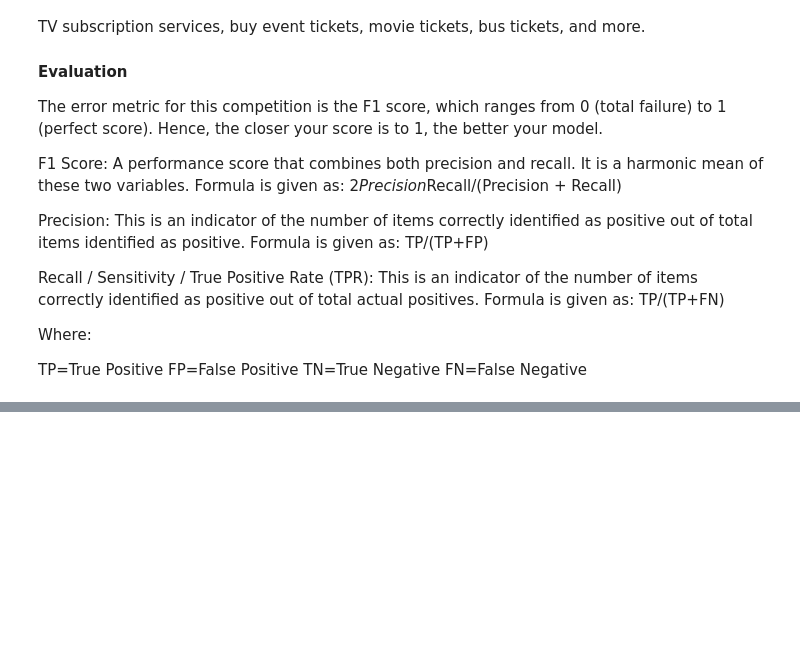
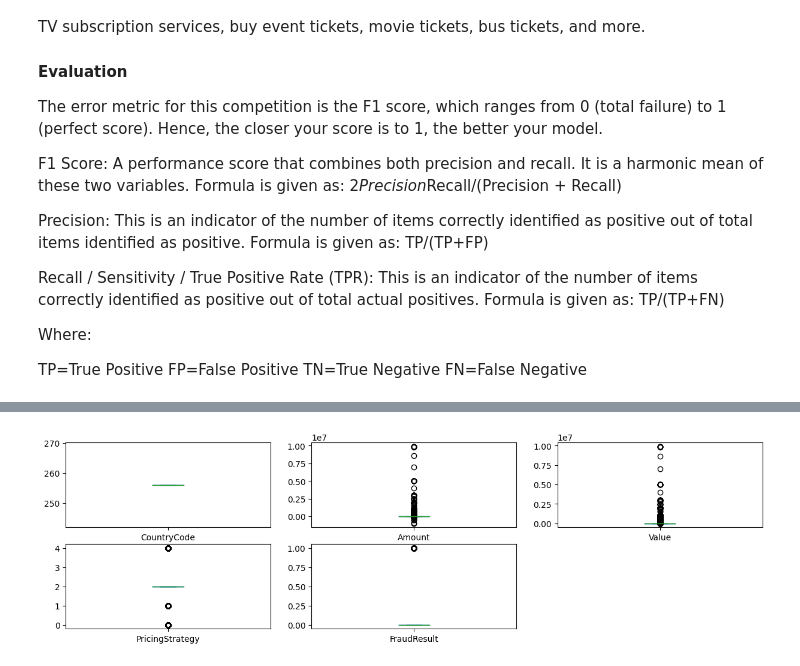
Before and after one commit to aanysofia/Fraud-Detection, a Jupyter notebook: Fraud_detection.ipynb, the cells around one changed output, grey strips where cells are left out. Cells and saved outputs as stored; diff of their text form; code cells hidden in the pictures; blank space fills up the shorter version.

```diff
--- a/Fraud_detection.ipynb
+++ b/Fraud_detection.ipynb
@@ -28,0 +200,6 @@ import pandas as pd
+# %%
+# Checking for Outliers
+df_train.plot(kind='box', subplots=True, layout=(7,3), figsize=(15,15)) #
+plt.savefig('images/2.png');
+# %% [output]
+[figure, added]
```
Also changed, not shown: parts of 16 cells of this notebook.
